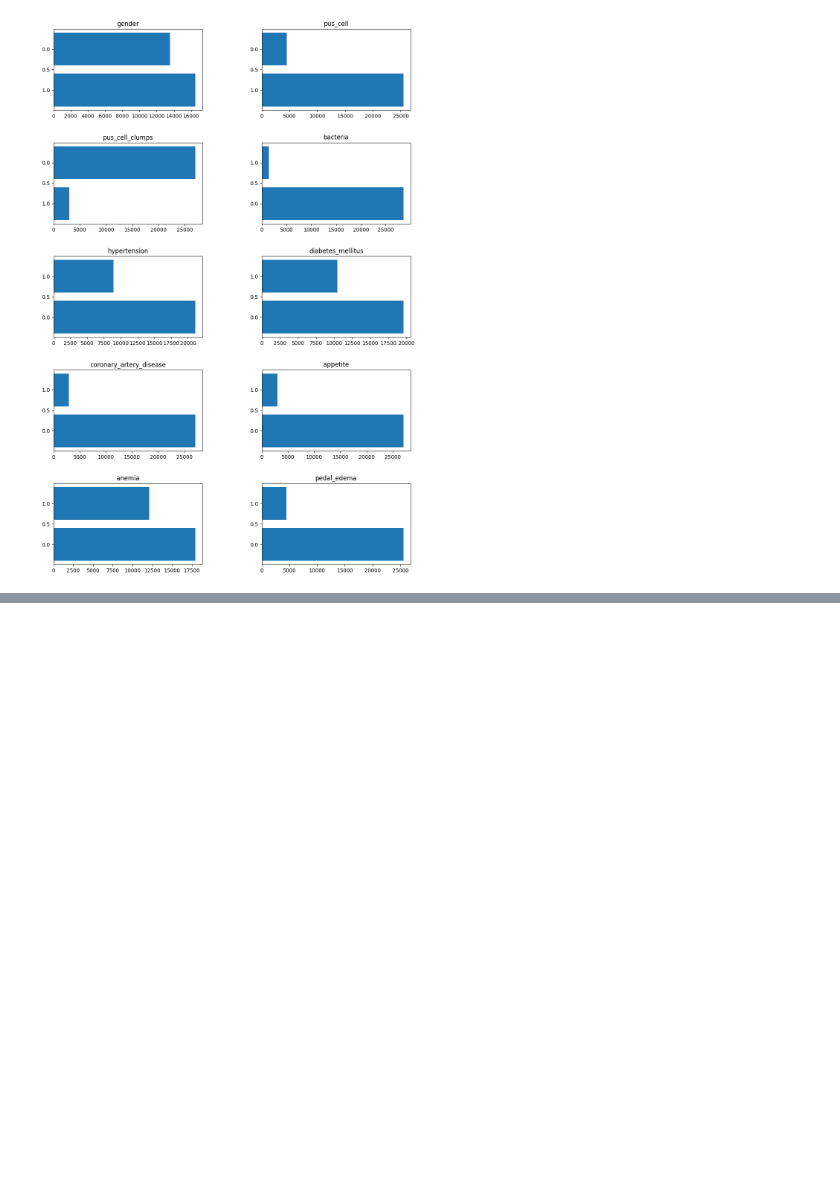
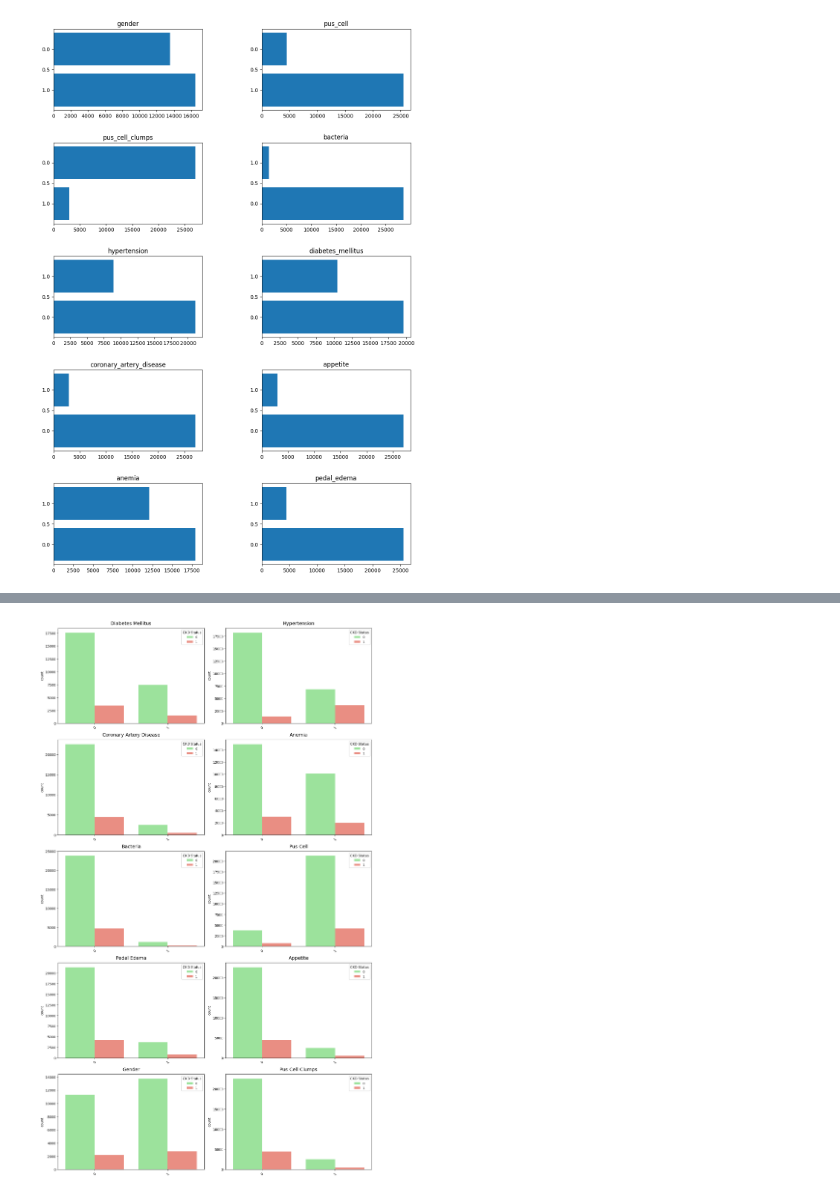
Before and after one commit to Zeeshan-Analytics/ML_based_Chronic-_Kidney_Disease_Prediction, a Jupyter notebook: CKD.ipynb, the cells around one changed output, grey strips where cells are left out. Saved outputs shown, nothing was run; the diff lists cells and outputs as text; code cells hidden in the pictures; blank space fills up the shorter version.

```diff
--- a/CKD.ipynb
+++ b/CKD.ipynb
@@ -242,0 +272,32 @@ plt.show()
+# %%
+# Categorical vs Target Variable Stacked bar Chart
+categorical_vars = [
+    'diabetes_mellitus', 'hypertension', 'coronary_artery_disease',
+    'anemia', 'bacteria', 'pus_cell', 'pedal_edema',
+    'appetite', 'gender', 'pus_cell_clumps'
+]
+
+fig, axes = plt.subplots(5, 2, figsize=(14, 24))
+axes = axes.flatten()
+
+for i, var in enumerate(categorical_vars):
+    sns.countplot(
+        data=df,
+        x=var,
+        hue='ckd',  # your target variable
+        ax=axes[i],
+        palette=['lightgreen', 'salmon']  # Colors for no CKD and CKD
+    )
+
+    # Customize each subplot
+    axes[i].set_title(f'{var.replace("_", " ").title()}', fontsize=14, pad=10)
+    axes[i].set_xlabel('')  # Remove x-label to avoid clutter
+    axes[i].tick_params(axis='x', rotation=45, labelsize=10)
+    axes[i].tick_params(axis='y', labelsize=10)
+    axes[i].legend(title='CKD Status', title_fontsize=10, fontsize=9)
+
+plt.tight_layout()
+plt.subplots_adjust(top=0.95)  # Adjust for main title
+plt.show()
+# %% [output]
+[figure, added]
```
Also changed, not shown: parts of 15 cells of this notebook, 1 other file.
